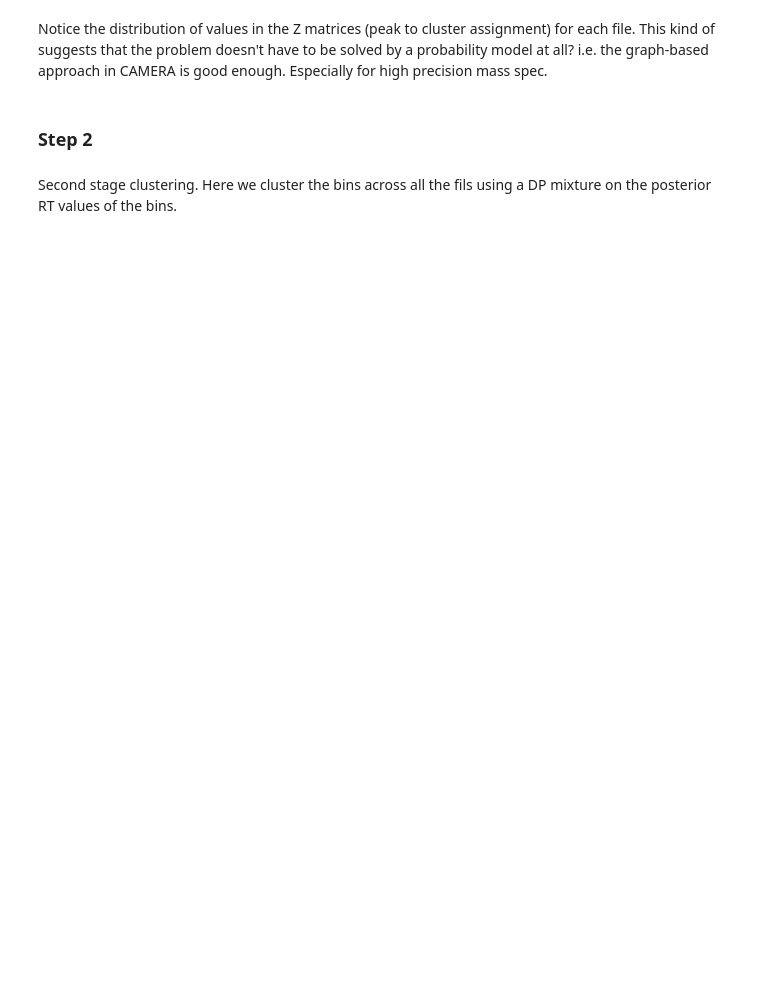
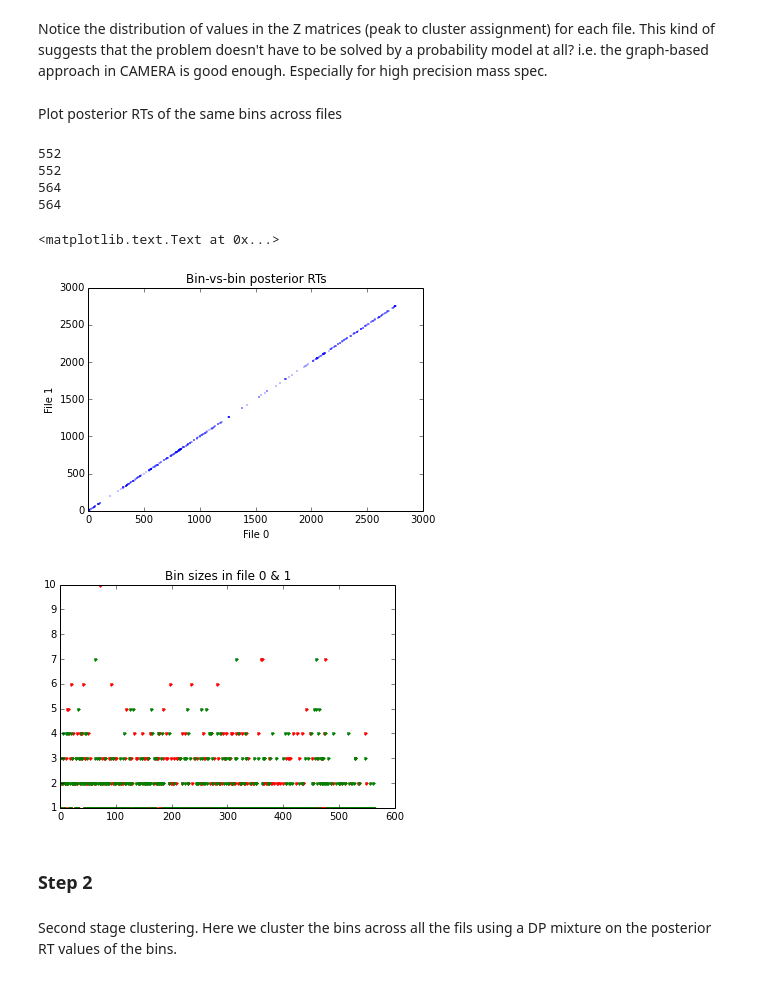
Before and after one commit to sdrogers/metabolomics_tools, a Jupyter notebook: alignment/test_shared_bin_matching.ipynb, the cells around one changed output. Saved outputs shown, nothing was run; the diff lists cells and outputs as text; code cells hidden in the pictures; blank space fills up the shorter version.

```diff
--- a/alignment/test_shared_bin_matching.ipynb
+++ b/alignment/test_shared_bin_matching.ipynb
@@ -214,5 +174,59 @@ Iteration 17 Change in Z: 8.79455711355e-10
 # %% [markdown]
 Notice the distribution of values in the Z matrices (peak to cluster assignment) for each file. This kind of suggests that the problem doesn't have to be solved by a probability model at all? i.e. the graph-based approach in CAMERA is good enough. Especially for high precision mass spec.
+# %% [markdown]
+Plot posterior RTs of the same bins across files
+# %%
+def find_same_id(key, items):
+    for a in range(len(items)):
+        check = items[a]
+        if key.bin_id == check.bin_id:
+            return a, check
+    return 0, None
+
+first_bins = file_bins[0]
+first_rts = file_post_rts[0]
+second_bins = file_bins[1]
+second_rts = file_post_rts[1]
+print len(first_bins)
+print len(first_rts)
+print len(second_bins)
+print len(second_rts)
+
+xs = []
+ys = []
+for j1 in range(len(first_bins)):
+    bin1 = first_bins[j1]
+    j2, bin2 = find_same_id(bin1, second_bins)
+    if bin2 is not None:
+        rt1 = first_rts[j1]
+        rt2 = second_rts[j2]
+        xs.append(rt1)
+        ys.append(rt2)
+
+plt.figure()
+plt.plot(np.array(xs), np.array(ys), '.b', markersize=1)
+plt.xlabel('File 0')
+plt.ylabel('File 1')
+plt.title('Bin-vs-bin posterior RTs')
+
+sizes = []
+for bin1 in first_bins:
+    sizes.append(bin1.get_features_count())
+plt.figure()
+plt.plot(np.array(sizes), 'r.')
+sizes = []
+for bin2 in second_bins:
+    sizes.append(bin2.get_features_count())
+plt.plot(np.array(sizes), 'g.')
+plt.title('Bin sizes in file 0 & 1')
+# %% [output]
+552
+552
+564
+564
+<matplotlib.text.Text at 0x...>
+[figure, added]
+[figure, added]
 # %% [markdown]
 ### Step 2
 # %% [markdown]
```
Also changed, not shown: parts of 8 cells of this notebook, 6 other files.
